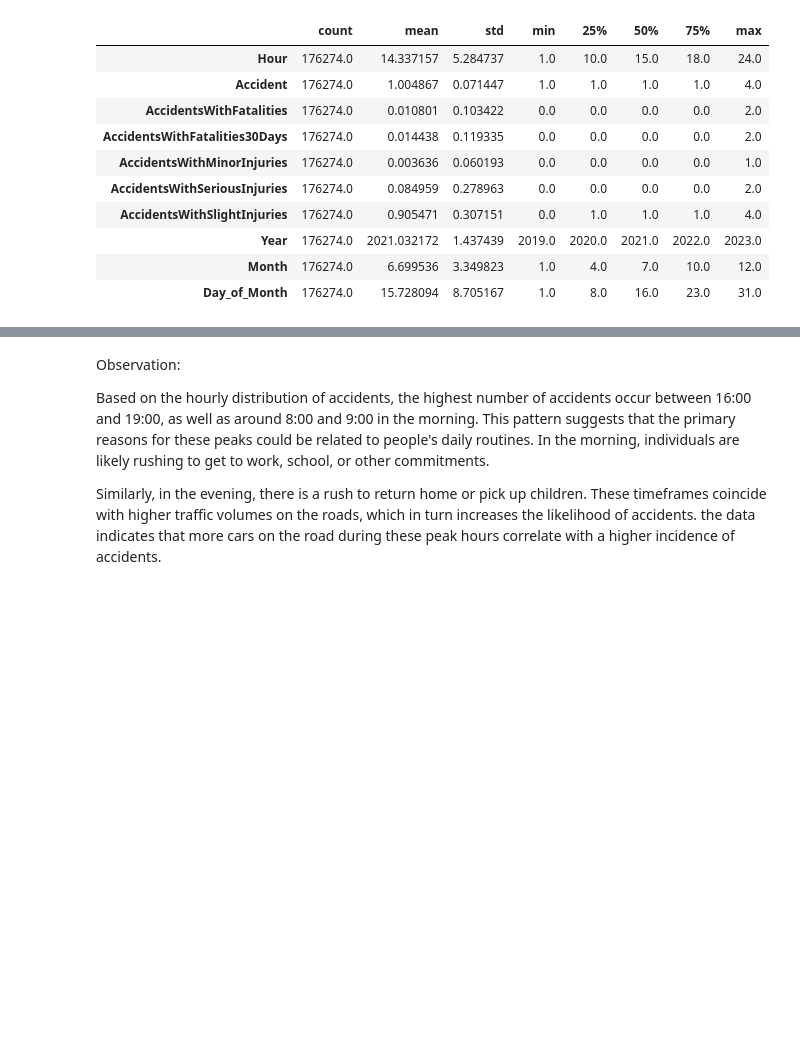
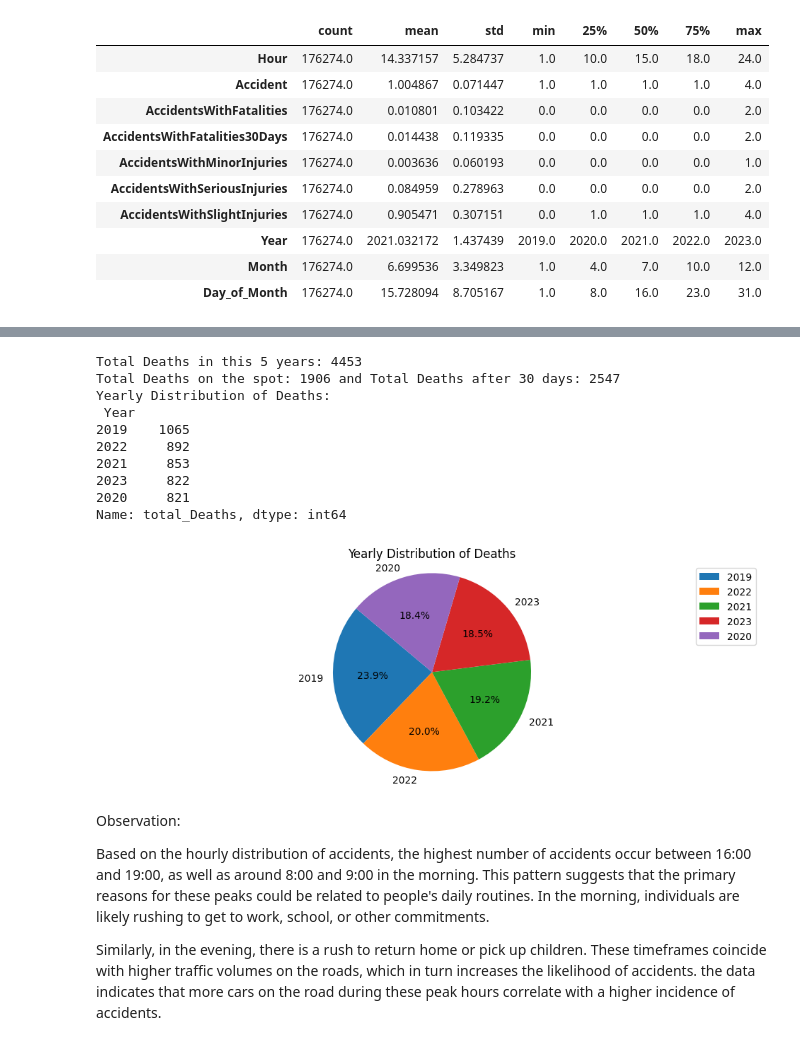
Before and after one commit to bhusalgokarna/Modular_Base_Coding, a Jupyter notebook: analysis_AccidentData.ipynb, the cells around one changed output, grey strips where cells are left out. Saved outputs shown, nothing was run; the diff lists cells and outputs as text; code cells hidden in the pictures; blank space fills up the shorter version.

```diff
--- a/analysis_AccidentData.ipynb
+++ b/analysis_AccidentData.ipynb
@@ -204,3 +201,36 @@ Name: Accident, dtype: int64
+# %%
+#Total Deaths in this 5 years
+total_deaths = cleaned_df['total_Deaths'].sum()
+print("Total Deaths in this 5 years:", total_deaths)
+
+# death on the spot and death after 30 days
+death_on_spot = cleaned_df['AccidentsWithFatalities'].sum()
+death_after_30_days = cleaned_df['AccidentsWithFatalities30Days'].sum()
+
+print(f'Total Deaths on the spot: {death_on_spot} and Total Deaths after 30 days: {death_after_30_days}')
+
+
+#Yearly Distribution of deaths
+yearly_distribution = cleaned_df.groupby(['Year'])['total_Deaths'].sum().sort_values(ascending=False)
+print("Yearly Distribution of Deaths:\n", yearly_distribution)
+fig,ax=plt.subplots(figsize=(12,4))
+ax.pie(yearly_distribution, labels=yearly_distribution.index, autopct='%1.1f%%', startangle=140)
+ax.axis('equal')
+ax.set_title('Yearly Distribution of Deaths')
+ax.legend(loc='upper right')
+plt.show()
+# %% [output]
+Total Deaths in this 5 years: 4453
+Total Deaths on the spot: 1906 and Total Deaths after 30 days: 2547
+Yearly Distribution of Deaths:
+ Year
+2019    1065
+2022     892
+2021     853
+2023     822
+2020     821
+Name: total_Deaths, dtype: int64
+[figure, added]
 # %% [markdown]
  Observation:
 
```
Also changed, not shown: parts of 4 cells of this notebook, 22 other files.
